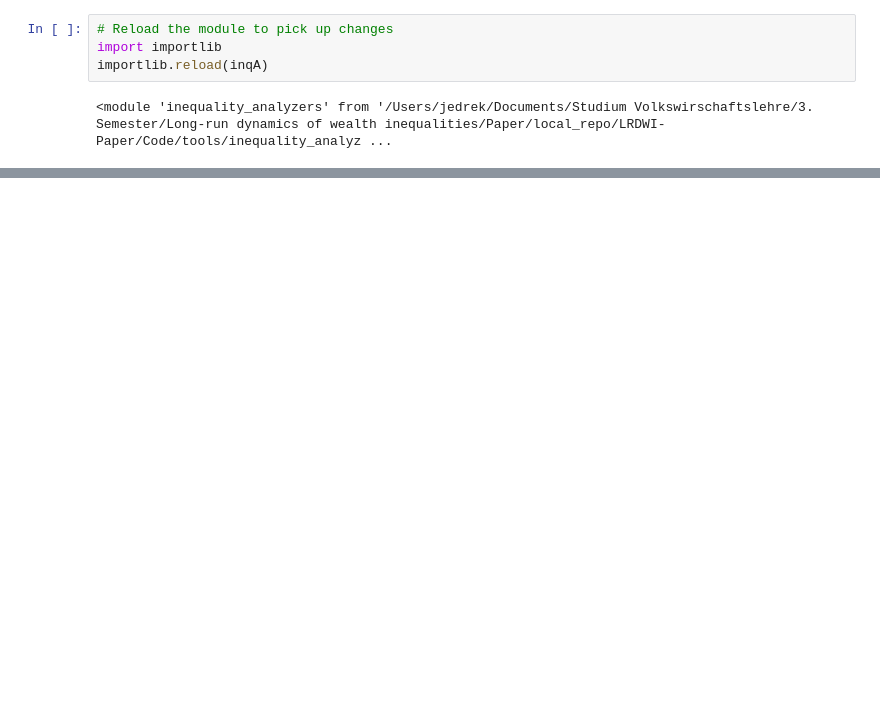
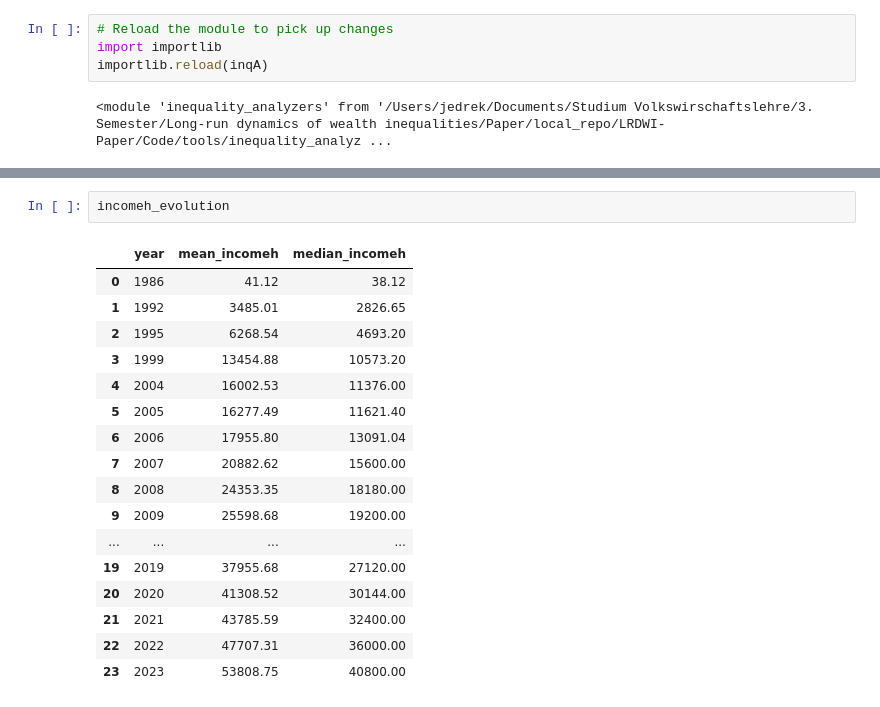
Before and after one commit to jendrkk/LRDWI-Paper, a Jupyter notebook: Code/analysis/03_country_level_approach.ipynb, the cells around one changed output, grey strips where cells are left out. Cells and saved outputs as stored; diff of their text form; blank space fills up the shorter version.

```diff
--- a/Code/analysis/03_country_level_approach.ipynb
+++ b/Code/analysis/03_country_level_approach.ipynb
@@ -157,0 +189,20 @@ importlib.reload(inqA)
+# %%
+incomeh_evolution
+# %% [output]
+|  | year | mean_incomeh | median_incomeh |
+| 0 | 1986 | 41.12 | 38.12 |
+| 1 | 1992 | 3485.01 | 2826.65 |
+| 2 | 1995 | 6268.54 | 4693.20 |
+| 3 | 1999 | 13454.88 | 10573.20 |
+| 4 | 2004 | 16002.53 | 11376.00 |
+| 5 | 2005 | 16277.49 | 11621.40 |
+| 6 | 2006 | 17955.80 | 13091.04 |
+| 7 | 2007 | 20882.62 | 15600.00 |
+| 8 | 2008 | 24353.35 | 18180.00 |
+| 9 | 2009 | 25598.68 | 19200.00 |
+| ... | ... | ... | ... |
+| 19 | 2019 | 37955.68 | 27120.00 |
+| 20 | 2020 | 41308.52 | 30144.00 |
+| 21 | 2021 | 43785.59 | 32400.00 |
+| 22 | 2022 | 47707.31 | 36000.00 |
+| 23 | 2023 | 53808.75 | 40800.00 |
```
Also changed, not shown: parts of 5 cells of this notebook, 7 other files.
